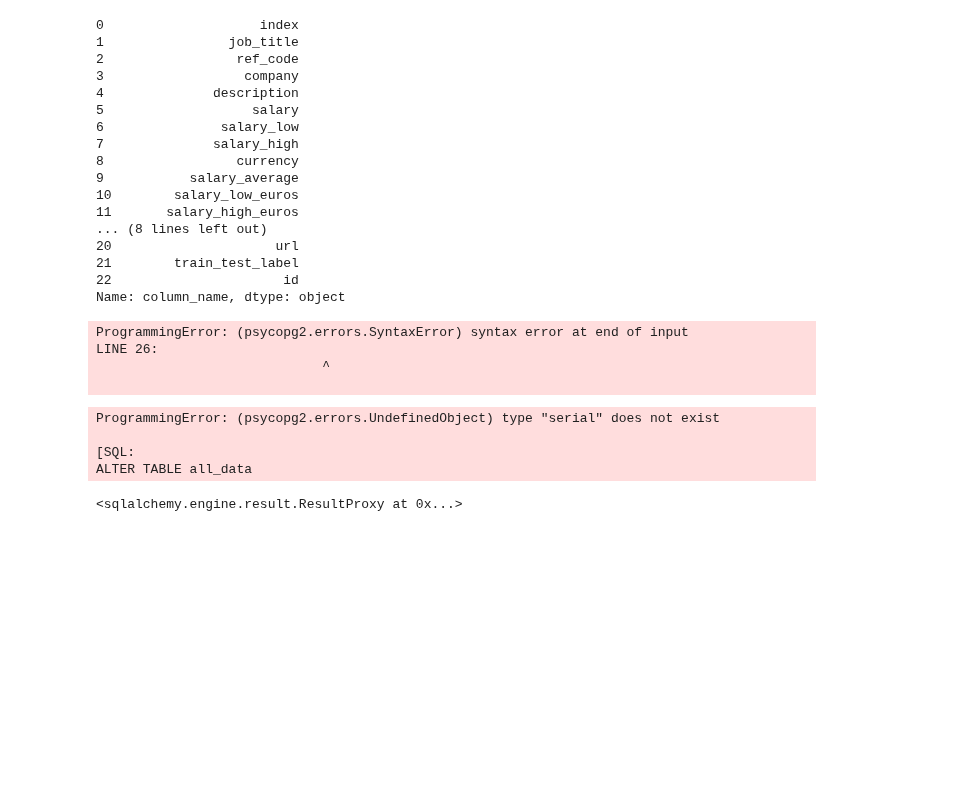
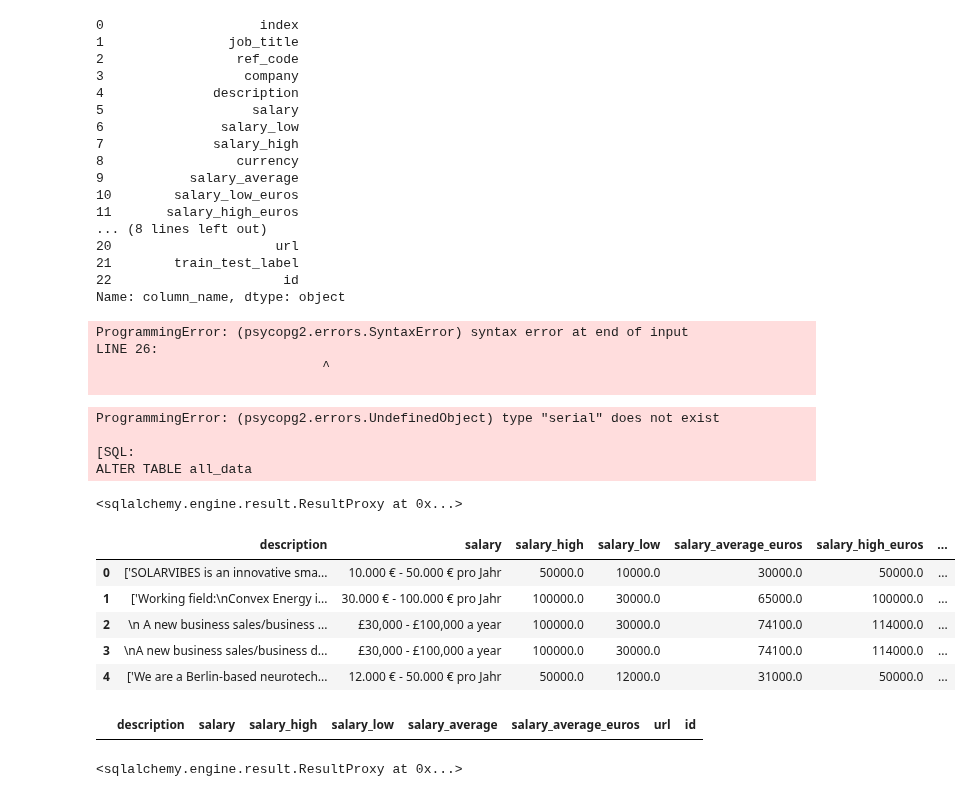
Before and after one commit to jamobe/DataScienceJobs, a Jupyter notebook: SQL/SQLCalls.ipynb, the cells around one changed output. Drawn from its saved outputs; the diff is of its cells as text; code cells hidden in the pictures; blank space fills up the shorter version.

```diff
--- a/SQL/SQLCalls.ipynb
+++ b/SQL/SQLCalls.ipynb
@@ -127,3 +127,29 @@ engine.execute('''CREATE SEQUENCE new_id_seq AS integer START 22809 OWNED BY all
 engine.execute('''ALTER TABLE all_data ALTER COLUMN id SET DEFAULT nextval('new_id_seq');''')
 # %% [output]
 <sqlalchemy.engine.result.ResultProxy at 0x...>
+# %%
+pd.read_sql(''' SELECT description,salary,salary_high,salary_low,salary_average_euros,salary_high_euros,salary_low_euros,id FROM all_data WHERE salary_type = 'yearly' AND salary_high_euros/salary_low_euros > 3 ''', engine)
+# %% [output]
+|  | description | salary | salary_high | salary_low | salary_average_euros | salary_high_euros | ... |
+| 0 | ['SOLARVIBES is an innovative sma... | 10.000 € - 50.000 € pro Jahr | 50000.0 | 10000.0 | 30000.0 | 50000.0 | ... |
+| 1 | ['Working field:\nConvex Energy i... | 30.000 € - 100.000 € pro Jahr | 100000.0 | 30000.0 | 65000.0 | 100000.0 | ... |
+| 2 | \n A new business sales/business ... | £30,000 - £100,000 a year | 100000.0 | 30000.0 | 74100.0 | 114000.0 | ... |
+| 3 | \nA new business sales/business d... | £30,000 - £100,000 a year | 100000.0 | 30000.0 | 74100.0 | 114000.0 | ... |
+| 4 | ['We are a Berlin-based neurotech... | 12.000 € - 50.000 € pro Jahr | 50000.0 | 12000.0 | 31000.0 | 50000.0 | ... |
+# %%
+pd.read_sql(''' SELECT description,salary,salary_high,salary_low,salary_average,salary_average_euros,url,id FROM all_data WHERE salary_type = 'yearly' AND salary_average_euros < 10000 ''', engine)
+# %% [output]
+|  | description | salary | salary_high | salary_low | salary_average | salary_average_euros | url | id |
+# %%
+engine.execute('''UPDATE all_data
+ SET salary_high =NULL ,salary_low = NULL WHERE id = 17593''')
+
+engine.execute('''UPDATE all_data
+SET salary_average = (salary_high+salary_low)/2
+ WHERE id=17593''')
+
+engine.execute('''UPDATE all_data
+SET salary_high_euros = salary_high, salary_low_euros = salary_low, salary_average_euros = salary_average
+WHERE id = 17593''')
+# %% [output]
+<sqlalchemy.engine.result.ResultProxy at 0x...>
```
Also changed, not shown: parts of 4 cells of this notebook.
